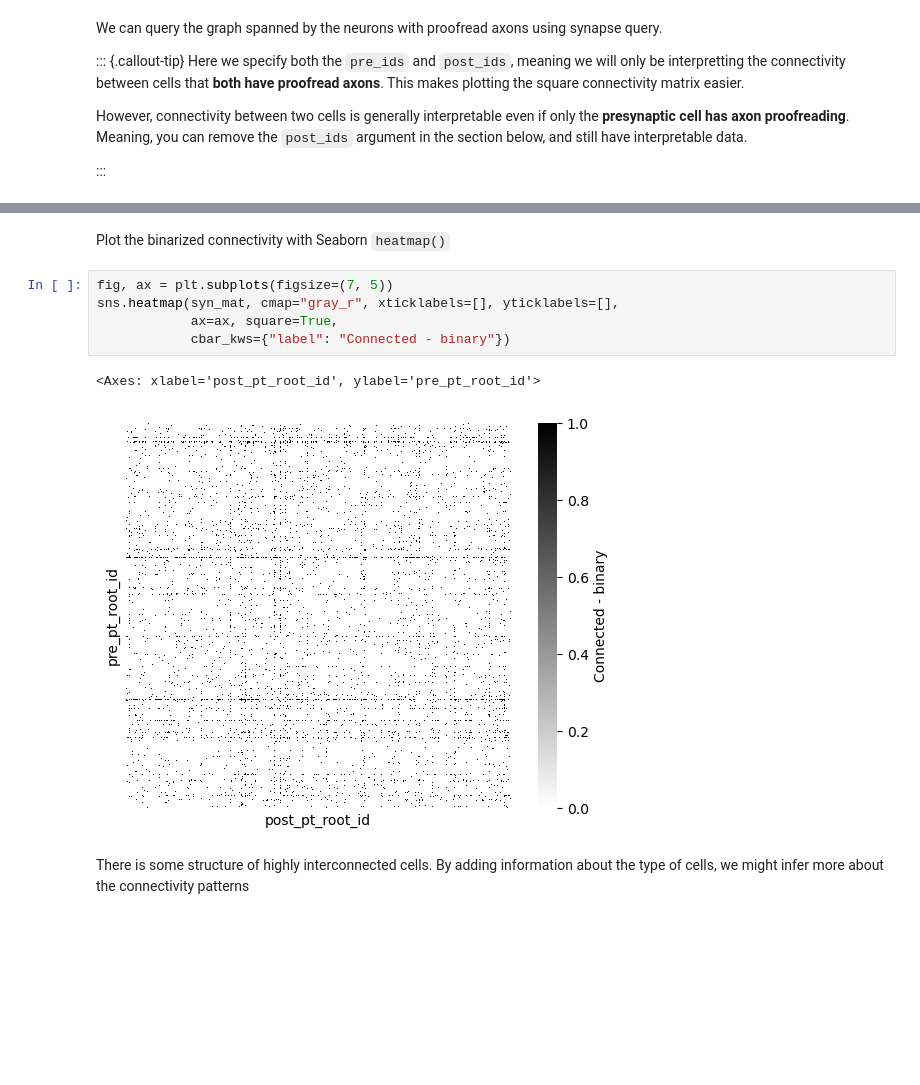
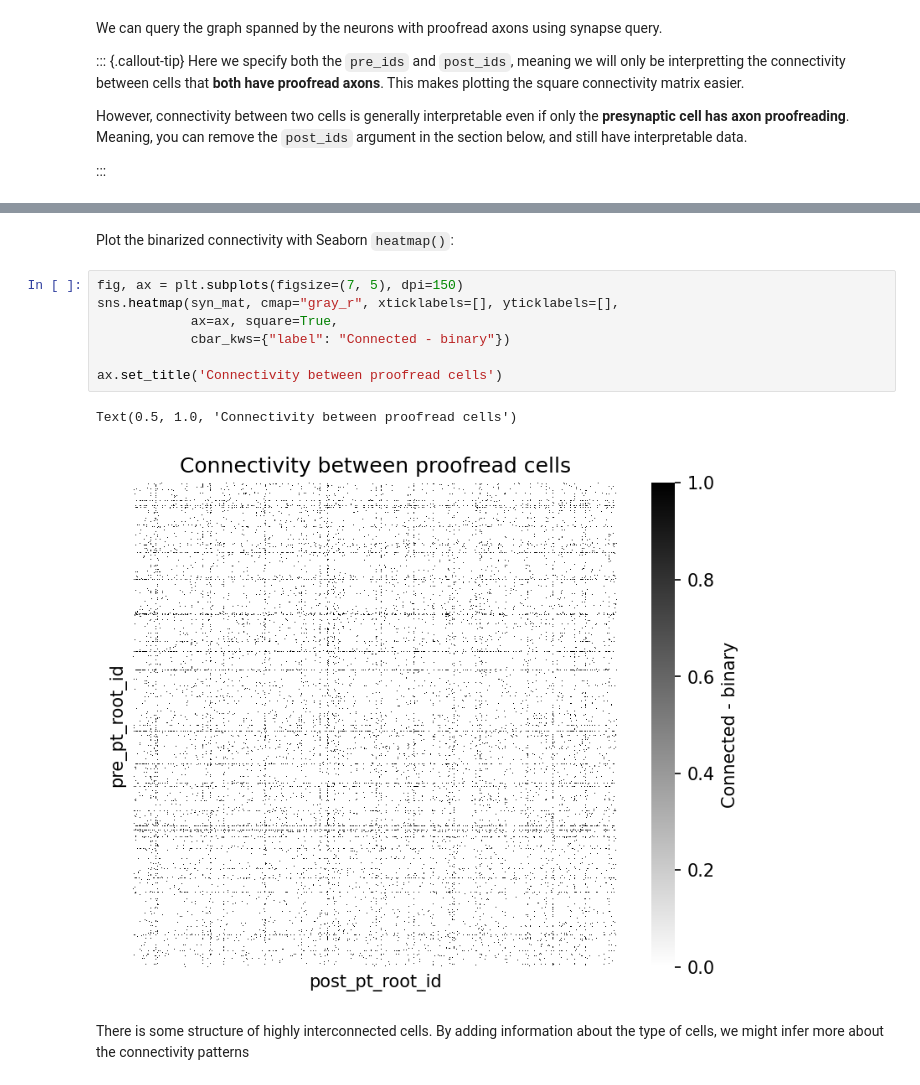
Before and after one commit to AllenInstitute/microns_tutorial, a Jupyter notebook: tutorial_book/quickstart_notebooks/04-cave-query-synapses.ipynb, the cells around one changed output, grey strips where cells are left out. Cells and saved outputs as stored; diff of their text form; blank space fills up the shorter version.

```diff
--- a/tutorial_book/quickstart_notebooks/04-cave-query-synapses.ipynb
+++ b/tutorial_book/quickstart_notebooks/04-cave-query-synapses.ipynb
@@ -254,13 +256,15 @@ Wall time: 1min 53s
 # %% [markdown]
-Plot the binarized connectivity with Seaborn `heatmap()`
+Plot the binarized connectivity with Seaborn `heatmap()`:
 # %%
-fig, ax = plt.subplots(figsize=(7, 5))
+fig, ax = plt.subplots(figsize=(7, 5), dpi=150)
 sns.heatmap(syn_mat, cmap="gray_r", xticklabels=[], yticklabels=[],
             ax=ax, square=True,
             cbar_kws={"label": "Connected - binary"})
+
+ax.set_title('Connectivity between proofread cells')
 # %% [output]
-<Axes: xlabel='post_pt_root_id', ylabel='pre_pt_root_id'>
+Text(0.5, 1.0, 'Connectivity between proofread cells')
-[figure, old version]
+[figure, new version]
 # %% [markdown]
 There is some structure of highly interconnected cells. By adding information about the type of cells, we might infer more about the connectivity patterns
 # %% [markdown]
```
Also changed, not shown: parts of 28 cells of this notebook, 5 other files.
